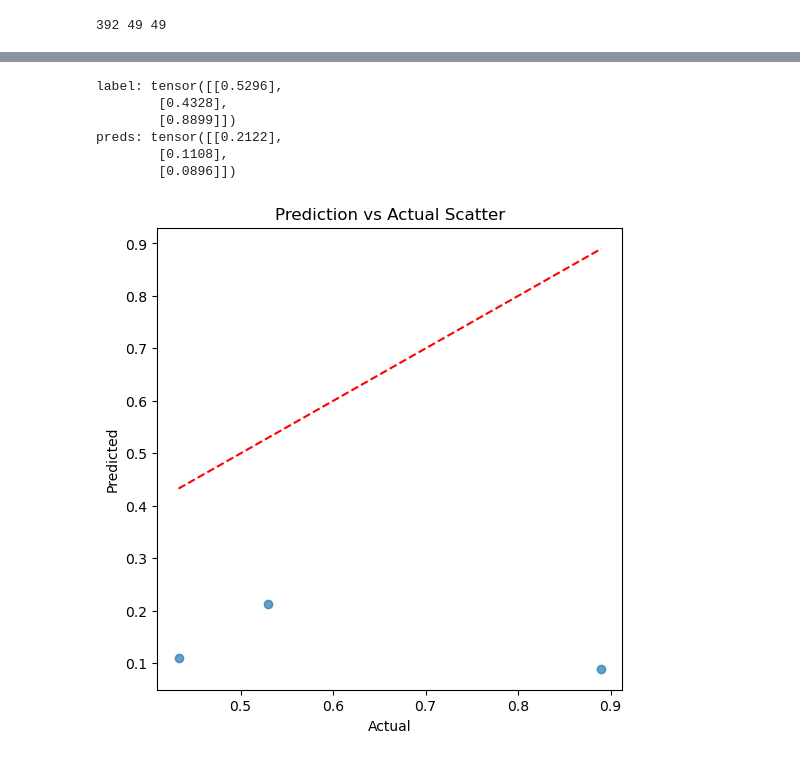
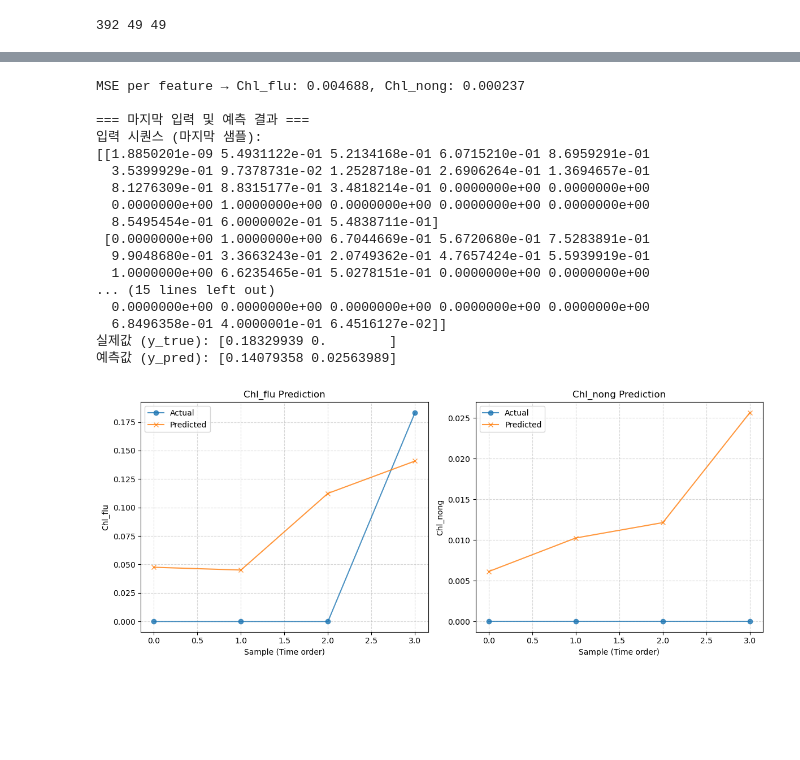
Before and after one commit to kty2001/water_quality, a Jupyter notebook: codetest.ipynb, the cells around one changed output, grey strips where cells are left out. Drawn from its saved outputs; the diff is of its cells as text; code cells hidden in the pictures; blank space fills up the shorter version.

```diff
--- a/codetest.ipynb
+++ b/codetest.ipynb
@@ -142,7 +144,7 @@ class VanillaLSTM(nn.Module):
         num_layers: LSTM 층 수
         output_size: 예측값 차원
         """
-        super(VanillaLSTM, self).__init__()
+        super().__init__()
         self.lstm = nn.LSTM(
             input_size=input_size,
             hidden_size=hidden_size,
@@ -249,3 +290,11 @@ Train size: 20, Val size: 2, Test size: 3
+# %%
+input_size = X_train.shape[2]
+hidden_size = 64
+num_layers = 2
+output_size = 2
+model = VanillaLSTM(input_size, hidden_size, num_layers, output_size)
+criterion = nn.MSELoss()
+optimizer = torch.optim.Adam(model.parameters(), lr=0.001)
 # %%
 num_epochs = 300
 best_val_loss = float('inf')
@@ -299,42 +354,74 @@ Epoch [300/300] Train Loss: 0.000076 | Val Loss: 0.115624
 # %%
 model.eval()
 all_preds = []
 all_labels = []
 test_loss = 0
 
 with torch.no_grad():
     for X_test, y_test in test_loader:
         X_test = X_test.float()
         y_test = y_test.float()
 
         y_preds = model(X_test)
         all_preds.append(y_preds.cpu())
         all_labels.append(y_test.cpu())
         test_loss += criterion(y_preds, y_test).item()
 
-print("label:", y_test)
-print("preds:", y_preds)
+y_pred = torch.cat(all_preds, dim=0).numpy()
+y_true = torch.cat(all_labels, dim=0).numpy()
 
-y_pred = torch.cat(all_preds, dim=0).numpy().flatten()
-y_true = torch.cat(all_labels, dim=0).numpy().flatten()
+mse_each = ((y_pred - y_true) ** 2).mean(axis=0)
+print(f"MSE per feature → Chl_flu: {mse_each[0]:.6f}, Chl_nong: {mse_each[1]:.6f}")
 
+print("\n=== 마지막 입력 및 예측 결과 ===")
+print(f"입력 시퀀스 (마지막 샘플):\n{X_test[-1].numpy()}")
+print(f"실제값 (y_true): {y_true[-1]}")
+print(f"예측값 (y_pred): {y_pred[-1]}")
+
+# Visualization
+feature_names = ["Chl_flu", "Chl_nong"]
+plt.figure(figsize=(12, 5))
+
+for i in range(2):
+    plt.subplot(1, 2, i+1)
+    plt.plot(y_true[:, i], label="Actual", marker='o', alpha=0.8)
+    plt.plot(y_pred[:, i], label="Predicted", marker='x', alpha=0.8)
+    plt.title(f"{feature_names[i]} Prediction")
+    plt.xlabel("Sample (Time order)")
+    plt.ylabel(feature_names[i])
+    plt.legend()
+    plt.grid(True, linestyle="--", alpha=0.5)
+
+plt.tight_layout()
+plt.show()
+
+# Scatter comparison
 plt.figure(figsize=(6,6))
-plt.scatter(y_true, y_pred, alpha=0.7)
-plt.plot([y_true.min(), y_true.max()], [y_true.min(), y_true.max()], 'r--')  # y=x 기준선
+for i in range(2):
+    plt.scatter(y_true[:, i], y_pred[:, i], label=feature_names[i], alpha=0.7)
+plt.plot([y_true.min(), y_true.max()], [y_true.min(), y_true.max()], 'r--', label="y = x")
 plt.xlabel("Actual")
 plt.ylabel("Predicted")
-plt.title("Prediction vs Actual Scatter")
+plt.legend()
+plt.title("Prediction vs Actual Scatter (Both Outputs)")
+plt.grid(True, linestyle="--", alpha=0.5)
 plt.show()
-
-from sklearn.metrics import mean_squared_error
-mse = mean_squared_error(y_true, y_pred)
-rmse = mse ** 0.5
-print(f"Test MSE: {mse:.4f}, RMSE: {rmse:.4f}")
 # %% [output]
-label: tensor([[0.5296],
-        [0.4328],
-        [0.8899]])
-preds: tensor([[0.2122],
-        [0.1108],
-        [0.0896]])
+MSE per feature → Chl_flu: 0.004688, Chl_nong: 0.000237
+
+=== 마지막 입력 및 예측 결과 ===
+입력 시퀀스 (마지막 샘플):
+[[1.8850201e-09 5.4931122e-01 5.2134168e-01 6.0715210e-01 8.6959291e-01
+  3.5399929e-01 9.7378731e-02 1.2528718e-01 2.6906264e-01 1.3694657e-01
+  8.1276309e-01 8.8315177e-01 3.4818214e-01 0.0000000e+00 0.0000000e+00
+  0.0000000e+00 1.0000000e+00 0.0000000e+00 0.0000000e+00 0.0000000e+00
+  8.5495454e-01 6.0000002e-01 5.4838711e-01]
+ [0.0000000e+00 1.0000000e+00 6.7044669e-01 5.6720680e-01 7.5283891e-01
+  9.9048680e-01 3.3663243e-01 2.0749362e-01 4.7657424e-01 5.5939919e-01
+  1.0000000e+00 6.6235465e-01 5.0278151e-01 0.0000000e+00 0.0000000e+00
+... (15 lines left out)
+  0.0000000e+00 0.0000000e+00 0.0000000e+00 0.0000000e+00 0.0000000e+00
+  6.8496358e-01 4.0000001e-01 6.4516127e-02]]
+실제값 (y_true): [0.18329939 0.        ]
+예측값 (y_pred): [0.14079358 0.02563989]
-[figure, old version]
+[figure, new version]
```
Also changed, not shown: parts of 12 cells of this notebook, 2 other files.
